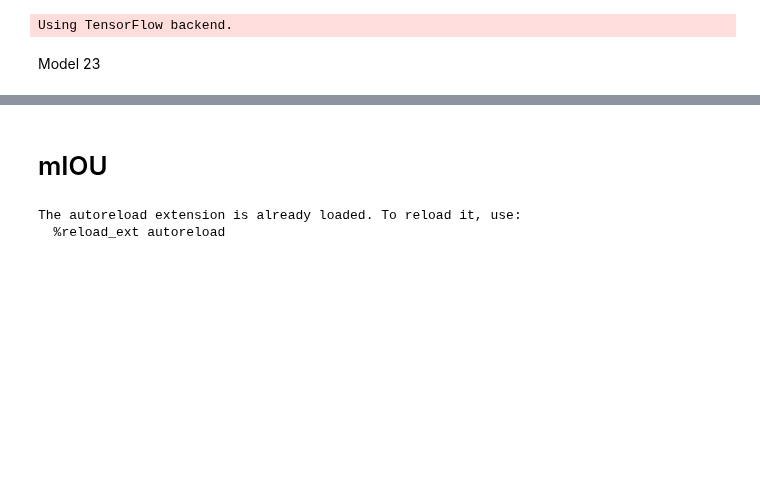
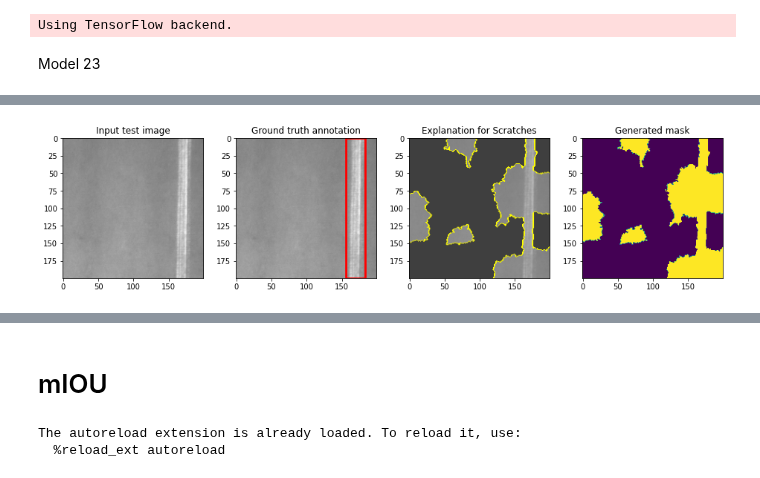
Before and after one commit to mahesh-sudhakar/NEU_XAI, a Jupyter notebook: xai_lime.ipynb, the cells around one changed output, grey strips where cells are left out. Saved outputs shown, nothing was run; the diff lists cells and outputs as text; code cells hidden in the pictures; blank space fills up the shorter version.

```diff
--- a/xai_lime.ipynb
+++ b/xai_lime.ipynb
@@ -182,6 +132,0 @@ Wall time: 3.29 s
-# %%
-labels = {0: 'Crazing', 1: 'Inclusion', 2: 'Pitted Surface', 3: 'Patches', 4: 'Rolled-in Scale', 5: 'Scratches'};
-print("Predictions:")
-for i in range(len(explanation.top_labels)):
-  rank = explanation.top_labels[i]
-  print(i,':',labels[rank])
@@ -275,32 +180,35 @@ LINE IOU:  0.31471135940409684
 # %%
-# p = 0
-# temp, mask = explanation.get_image_and_mask(explanation.top_labels[p], positive_only=False,
-#                                             num_features=10, hide_rest=False)
-# top = labels[explanation.top_labels[p]]
-# title = "Explanation for " + top
+p = 0
 
-# plt.figure(figsize=(16, 16))
-# plt.subplot(4,4,1)
-# plt.imshow(test_img[0])
-# plt.grid(None)
-# plt.title('Input test image')
-# plt.grid(None)
+temp, mask = explanation.get_image_and_mask(explanation.top_labels[p], positive_only=True,
+                                            num_features=10, hide_rest=True)
+top = labels[explanation.top_labels[p]]
+title = "Explanation for " + top
 
-# plt.subplot(4,4,2)
-# plt.imshow(b_img)
-# plt.grid(None)
-# plt.title('Ground truth annotation')
-# plt.grid(None)
+plt.figure(figsize=(16, 16))
+plt.subplot(4,4,1)
+plt.imshow(img[0])
+plt.grid(None)
+plt.title('Input test image')
+plt.grid(None)
 
-# plt.subplot(4,4,3)
-# plt.imshow(mark_boundaries(temp / 2 + 0.25, mask))
-# plt.grid(None)
-# plt.title(title)
-# plt.grid(None)
+plt.subplot(4,4,2)
+plt.imshow(b_img)
+plt.grid(None)
+plt.title('Ground truth annotation')
+plt.grid(None)
 
-# plt.subplot(4,4,4)
-# plt.imshow(mask)
-# plt.grid(None)
-# plt.title('Generated mask')
-# plt.grid(None)
+plt.subplot(4,4,3)
+plt.imshow(mark_boundaries(temp / 2 + 0.25, mask))
+plt.grid(None)
+plt.title(title)
+plt.grid(None)
+
+plt.subplot(4,4,4)
+plt.imshow(mask)
+plt.grid(None)
+plt.title('Generated mask')
+plt.grid(None)
+# %% [output]
+[figure, added]
 # %%
```
Also changed, not shown: parts of 30 cells of this notebook.
